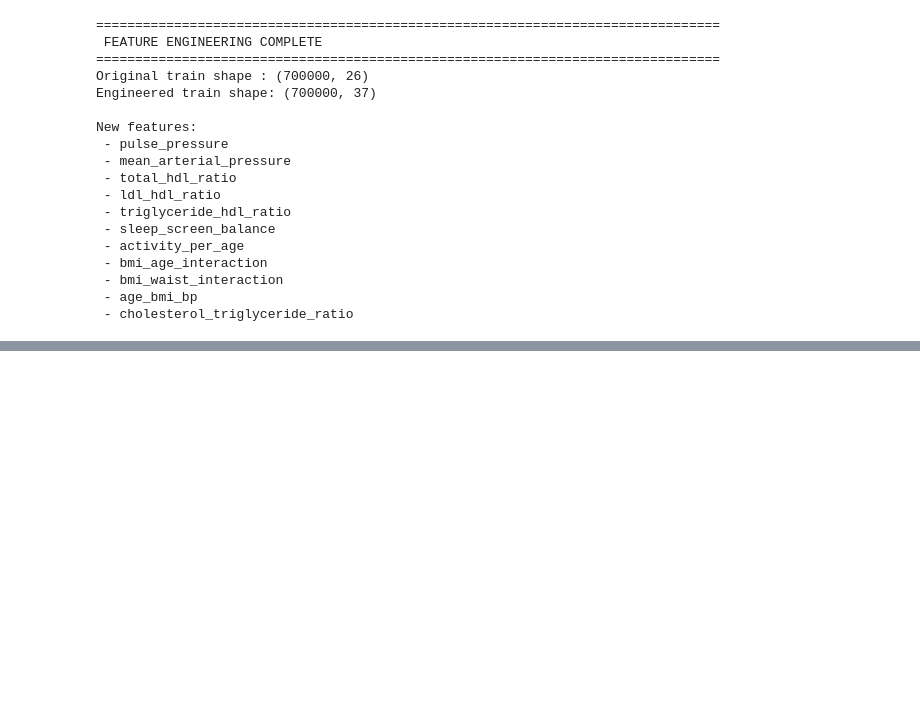
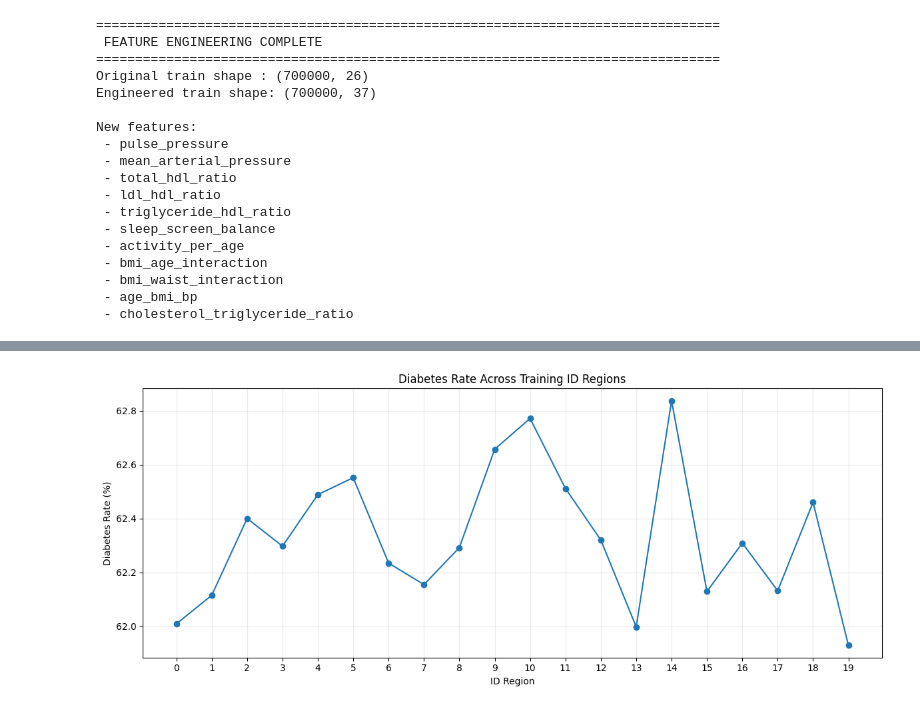
Before and after one commit to MobeenFatimaa/Kaggle-Notebooks, a Jupyter notebook: Diabetes Prediction Challenge.ipynb, the cells around one changed output, grey strips where cells are left out. Drawn from its saved outputs; the diff is of its cells as text; code cells hidden in the pictures; blank space fills up the shorter version.

Commit message:
Kaggle Notebook | Diabetes Prediction Competition | Version 2

```diff
--- a/Diabetes Prediction Challenge.ipynb
+++ b/Diabetes Prediction Challenge.ipynb
@@ -1803,0 +1919,77 @@ New features:
+# %%
+# ============================================================
+# ID REGION ANALYSIS
+# ============================================================
+
+print("=" * 80)
+print(" ID REGION ANALYSIS")
+print("=" * 80)
+
+# Create 20 equally sized ID regions
+train_id_analysis = train[["id", TARGET]].copy()
+
+train_id_analysis["id_region"] = pd.qcut(
+    train_id_analysis["id"],
+    q=20,
+    labels=False
+)
+
+id_region_stats = (
+    train_id_analysis
+    .groupby("id_region", observed=True)
+    .agg(
+        min_id=("id", "min"),
+        max_id=("id", "max"),
+        rows=("id", "size"),
+        diabetes_rate=(TARGET, "mean")
+    )
+    .reset_index()
+)
+
+id_region_stats["diabetes_rate_%"] = (
+    id_region_stats["diabetes_rate"] * 100
+)
+
+display(
+    id_region_stats[
+        [
+            "id_region",
+            "min_id",
+            "max_id",
+            "rows",
+            "diabetes_rate_%"
+        ]
+    ].round(4)
+)
+
+plt.figure(figsize=(12, 5))
+
+plt.plot(
+    id_region_stats["id_region"],
+    id_region_stats["diabetes_rate_%"],
+    marker="o"
+)
+
+plt.xlabel("ID Region")
+plt.ylabel("Diabetes Rate (%)")
+plt.title("Diabetes Rate Across Training ID Regions")
+plt.xticks(range(20))
+plt.grid(alpha=0.25)
+plt.tight_layout()
+plt.show()
+
+print(
+    f"\nMinimum regional diabetes rate: "
+    f"{id_region_stats['diabetes_rate_%'].min():.4f}%"
+)
+
+print(
+    f"Maximum regional diabetes rate: "
+    f"{id_region_stats['diabetes_rate_%'].max():.4f}%"
+)
+
+print(
+    f"Range: "
+    f"{id_region_stats['diabetes_rate_%'].max() - id_region_stats['diabetes_rate_%'].min():.4f} percentage points"
+)
+# %% [output]
@@ -1803,0 +2016 @@ New features:
+[figure, added]
```
Also changed, not shown: parts of 92 cells of this notebook.
